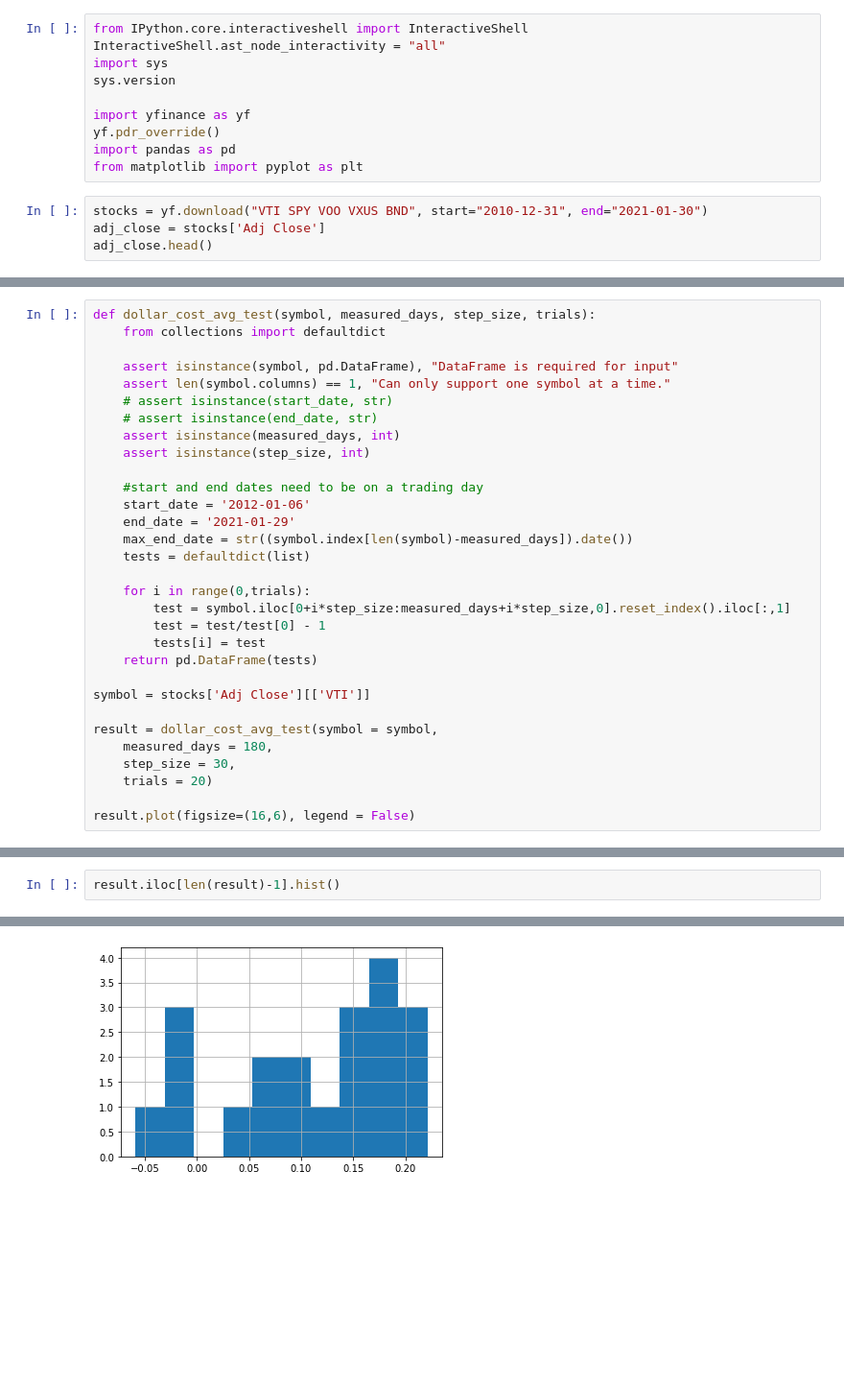
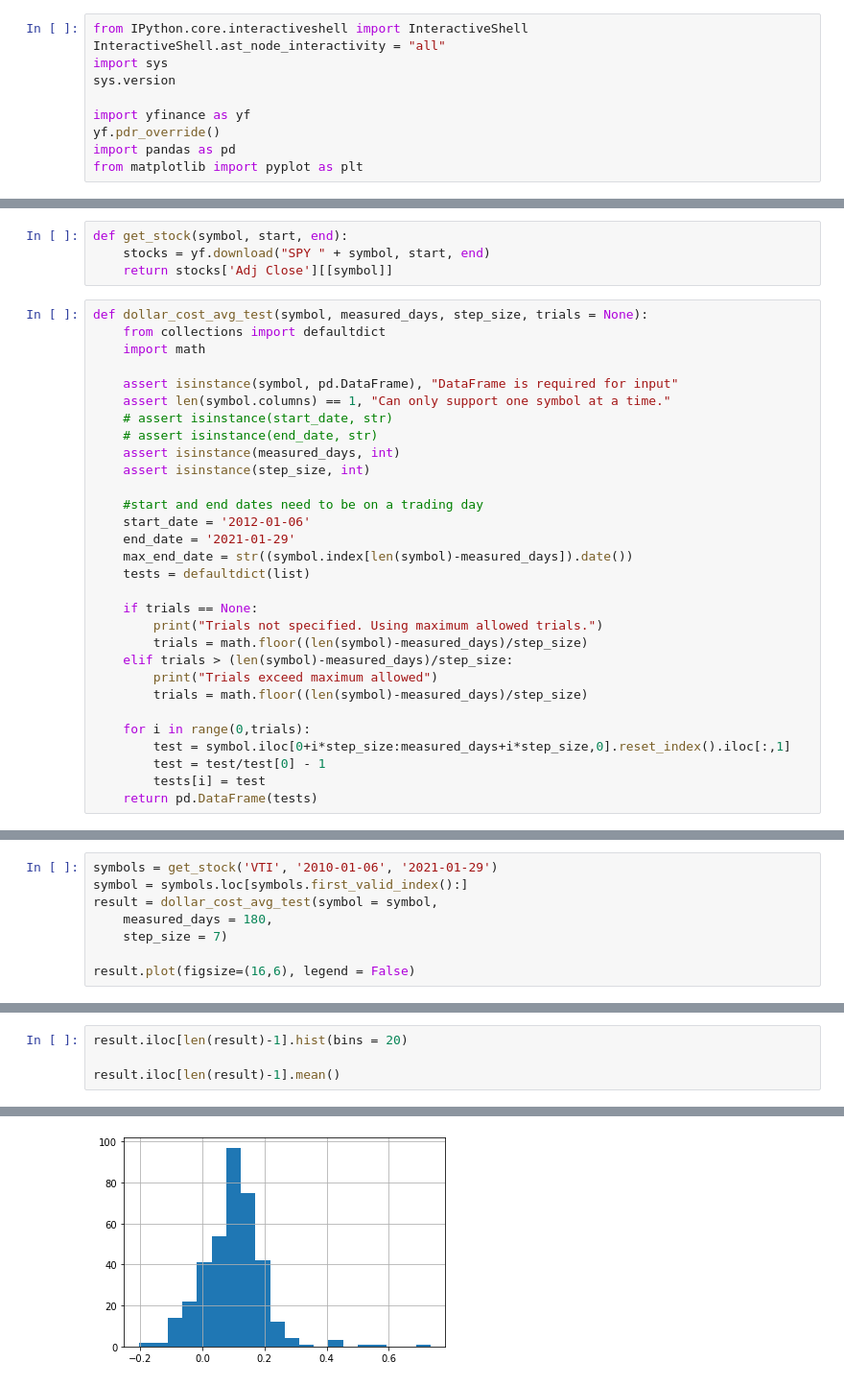
Before and after one commit to meihkv/Stock-Analyzer, a Jupyter notebook: notebooks/dollar_cost_avg.ipynb, the cells around one changed output, grey strips where cells are left out. Shown at 96% size. Cells and saved outputs as stored; diff of their text form; blank space fills up the shorter version.

```diff
--- a/notebooks/dollar_cost_avg.ipynb
+++ b/notebooks/dollar_cost_avg.ipynb
@@ -8,7 +8,3 @@ import yfinance as yf
 yf.pdr_override()
 import pandas as pd
 from matplotlib import pyplot as plt
-# %%
-stocks = yf.download("VTI SPY VOO VXUS BND", start="2010-12-31", end="2021-01-30")
-adj_close = stocks['Adj Close']
-adj_close.head()
@@ -24,6 +11,11 @@ adj_close.head()
+# %%
+def get_stock(symbol, start, end):
+    stocks = yf.download("SPY " + symbol, start, end)
+    return stocks['Adj Close'][[symbol]]
 # %%
-def dollar_cost_avg_test(symbol, measured_days, step_size, trials):
+def dollar_cost_avg_test(symbol, measured_days, step_size, trials = None):
     from collections import defaultdict
+    import math
 
     assert isinstance(symbol, pd.DataFrame), "DataFrame is required for input"
     assert len(symbol.columns) == 1, "Can only support one symbol at a time."
@@ -38,17 +30,15 @@ def dollar_cost_avg_test(symbol, measured_days, step_size, trials):
     max_end_date = str((symbol.index[len(symbol)-measured_days]).date())
     tests = defaultdict(list)
 
+    if trials == None:
+        print("Trials not specified. Using maximum allowed trials.")
+        trials = math.floor((len(symbol)-measured_days)/step_size)
+    elif trials > (len(symbol)-measured_days)/step_size:
+        print("Trials exceed maximum allowed")
+        trials = math.floor((len(symbol)-measured_days)/step_size)
+
     for i in range(0,trials):
         test = symbol.iloc[0+i*step_size:measured_days+i*step_size,0].reset_index().iloc[:,1]
         test = test/test[0] - 1
         tests[i] = test
     return pd.DataFrame(tests)
-
-symbol = stocks['Adj Close'][['VTI']]
-
-result = dollar_cost_avg_test(symbol = symbol,
-    measured_days = 180,
-    step_size = 30,
-    trials = 20)
-
-result.plot(figsize=(16,6), legend = False)
@@ -57,0 +45,8 @@ result.plot(figsize=(16,6), legend = False)
+# %%
+symbols = get_stock('VTI', '2010-01-06', '2021-01-29')
+symbol = symbols.loc[symbols.first_valid_index():]
+result = dollar_cost_avg_test(symbol = symbol,
+    measured_days = 180,
+    step_size = 7)
+
+result.plot(figsize=(16,6), legend = False)
@@ -58,4 +58,6 @@ result.plot(figsize=(16,6), legend = False)
 # %%
-result.iloc[len(result)-1].hist()
+result.iloc[len(result)-1].hist(bins = 20)
+
+result.iloc[len(result)-1].mean()
 # %% [output]
 <AxesSubplot:>
@@ -62 +65 @@ result.iloc[len(result)-1].hist()
-[figure, old version]
+[figure, new version]
```
Also changed, not shown: parts of 4 cells of this notebook.
